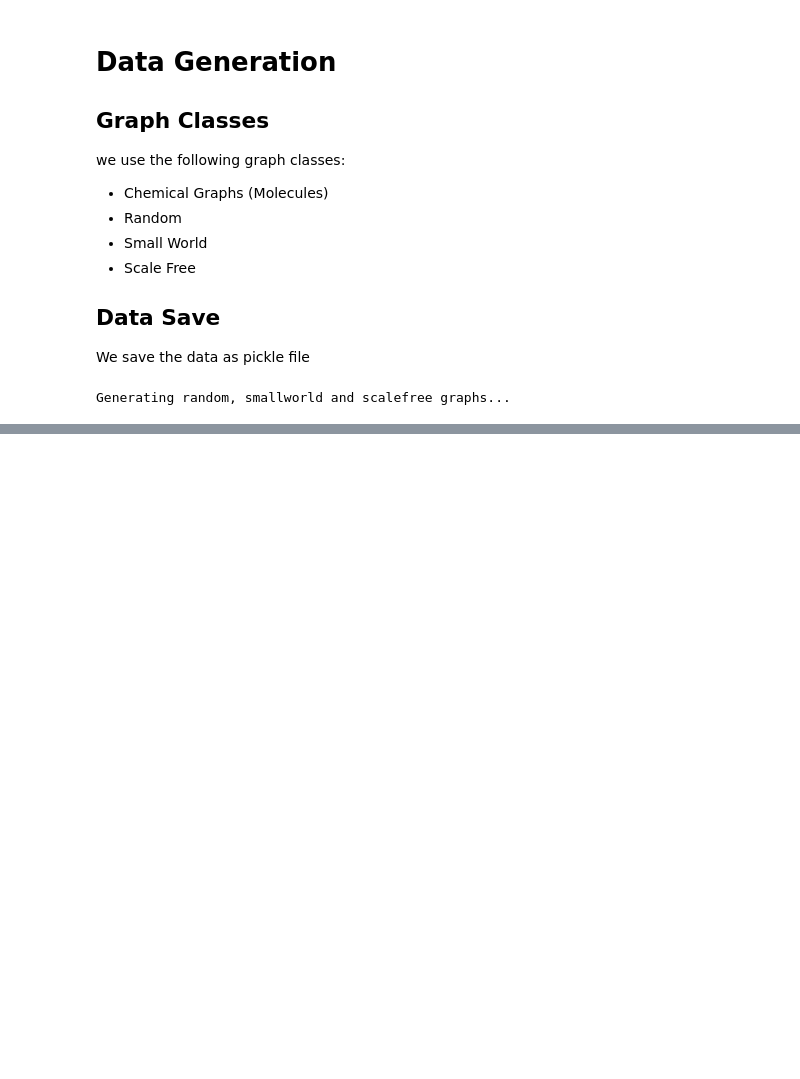
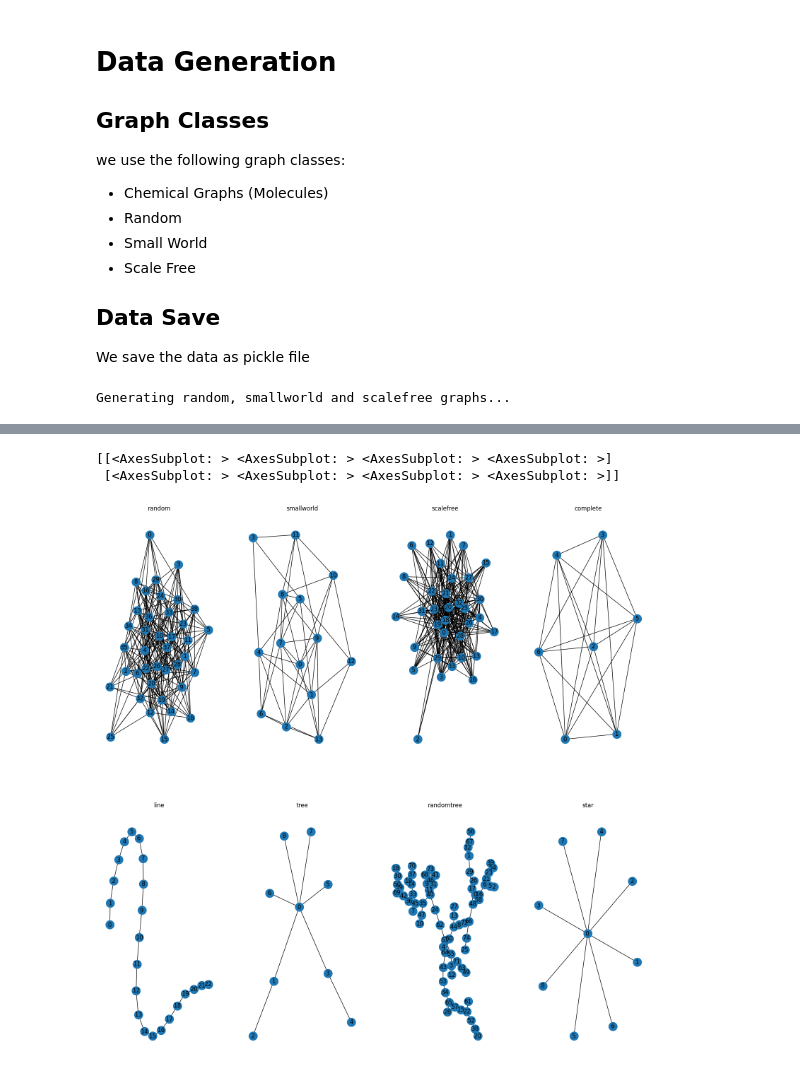
Before and after one commit to lucahost/bachelor-thesis, a Jupyter notebook: notebooks/final/10_data.ipynb, the cells around one changed output, grey strips where cells are left out. Drawn from its saved outputs; the diff is of its cells as text; code cells hidden in the pictures; blank space fills up the shorter version.

```diff
--- a/notebooks/final/10_data.ipynb
+++ b/notebooks/final/10_data.ipynb
@@ -209,0 +225,18 @@ for key in dataset:
+# %%
+# display the first graph of each type in the dataset
+import matplotlib.pyplot as plt
+import networkx as nx
+import random
+
+# draw a random graph of each type in one figure
+fig, axs = plt.subplots(2, 4, figsize=(20, 20))
+print(axs)
+for i, key in enumerate(dataset):
+    G = dataset[key][random.randint(0, len(dataset[key]) - 1)]
+    ax = axs[i // 4, i % 4]
+    nx.draw(G, with_labels=True, ax=ax)
+    ax.set_title(key)
+# %% [output]
+[[<AxesSubplot: > <AxesSubplot: > <AxesSubplot: > <AxesSubplot: >]
+ [<AxesSubplot: > <AxesSubplot: > <AxesSubplot: > <AxesSubplot: >]]
+[figure, added]
```
Also changed, not shown: parts of 2 cells of this notebook, 1 other file.
